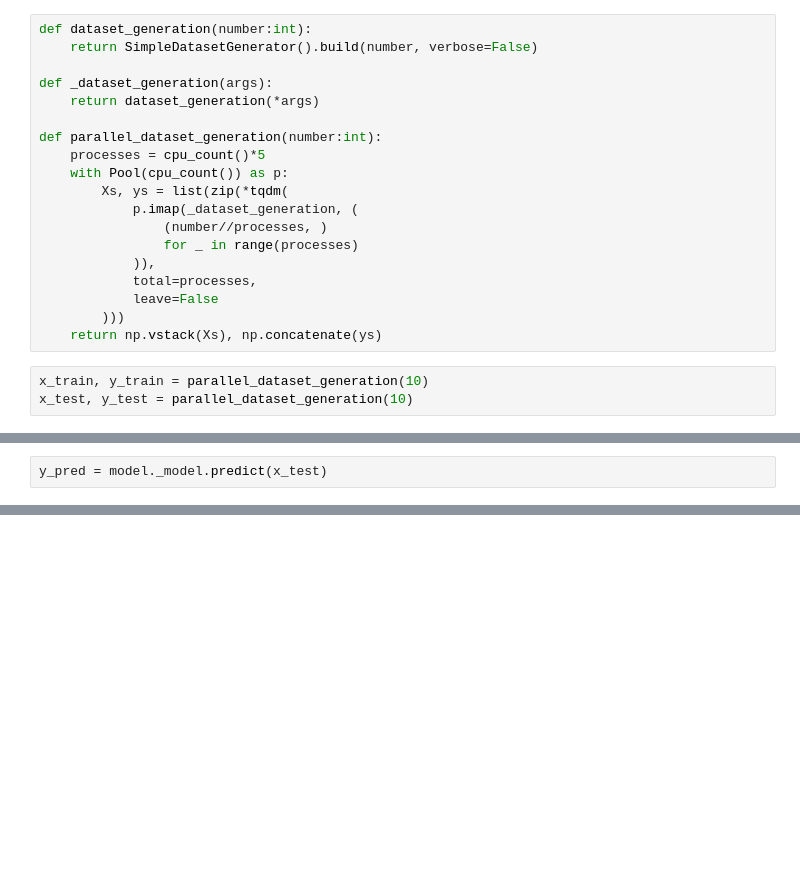
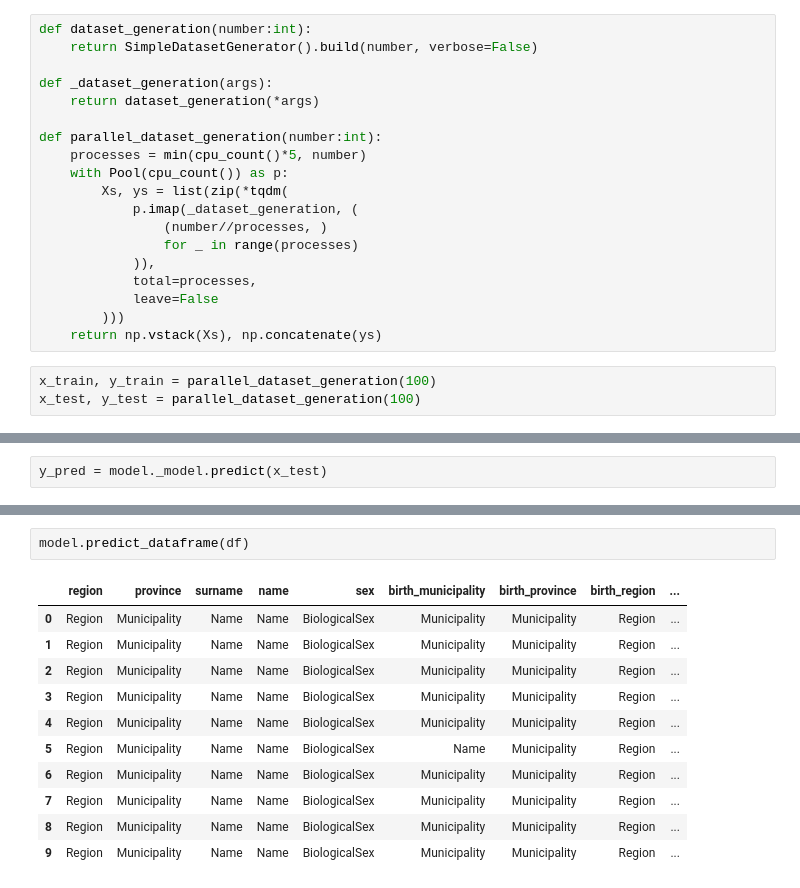
Before and after one commit to LucaCappelletti94/italian_csv_type_prediction, a Jupyter notebook: Model for simple types.ipynb, the cells around one changed output, grey strips where cells are left out. Drawn from its saved outputs; the diff is of its cells as text; blank space fills up the shorter version.

Commit message:
Starting to update model

```diff
--- a/Model for simple types.ipynb
+++ b/Model for simple types.ipynb
@@ -14,7 +14,7 @@ def _dataset_generation(args):
     return dataset_generation(*args)
 
 def parallel_dataset_generation(number:int):
-    processes = cpu_count()*5
+    processes = min(cpu_count()*5, number)
     with Pool(cpu_count()) as p:
         Xs, ys = list(zip(*tqdm(
             p.imap(_dataset_generation, (
@@ -26,5 +26,5 @@ def parallel_dataset_generation(number:int):
         )))
     return np.vstack(Xs), np.concatenate(ys)
 # %%
-x_train, y_train = parallel_dataset_generation(10)
-x_test, y_test = parallel_dataset_generation(10)
+x_train, y_train = parallel_dataset_generation(100)
+x_test, y_test = parallel_dataset_generation(100)
@@ -41,3 +59,17 @@ accuracy_score(y_test, y_pred), balanced_accuracy_score(y_test, y_pred)
+# %%
+model.predict_dataframe(df)
+# %% [output]
+|  | region | province | surname | name | sex | birth_municipality | birth_province | birth_region | ... |
+| 0 | Region | Municipality | Name | Name | BiologicalSex | Municipality | Municipality | Region | ... |
+| 1 | Region | Municipality | Name | Name | BiologicalSex | Municipality | Municipality | Region | ... |
+| 2 | Region | Municipality | Name | Name | BiologicalSex | Municipality | Municipality | Region | ... |
+| 3 | Region | Municipality | Name | Name | BiologicalSex | Municipality | Municipality | Region | ... |
+| 4 | Region | Municipality | Name | Name | BiologicalSex | Municipality | Municipality | Region | ... |
+| 5 | Region | Municipality | Name | Name | BiologicalSex | Name | Municipality | Region | ... |
+| 6 | Region | Municipality | Name | Name | BiologicalSex | Municipality | Municipality | Region | ... |
+| 7 | Region | Municipality | Name | Name | BiologicalSex | Municipality | Municipality | Region | ... |
+| 8 | Region | Municipality | Name | Name | BiologicalSex | Municipality | Municipality | Region | ... |
+| 9 | Region | Municipality | Name | Name | BiologicalSex | Municipality | Municipality | Region | ... |
 # %%
 mask = y_test != y_pred
 
```
Also changed, not shown: parts of 5 cells of this notebook, 6 other files.
